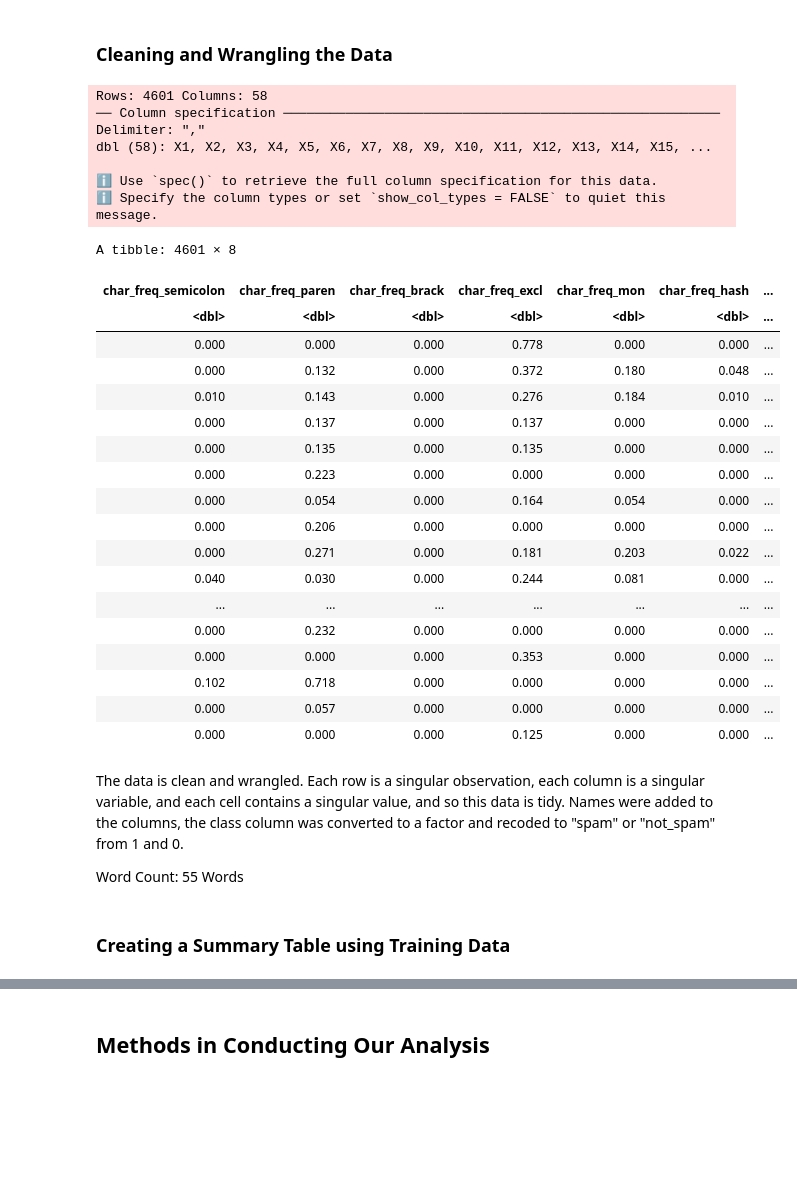
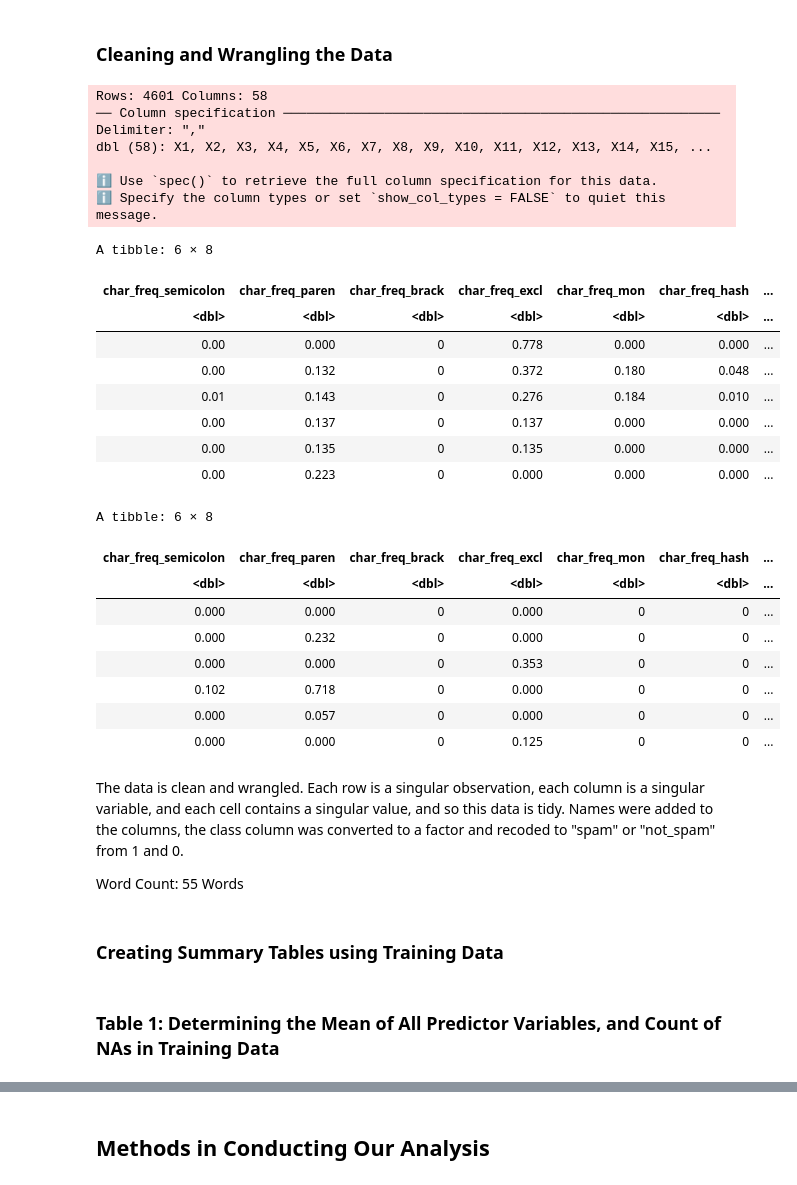
Before and after one commit to aadikanwar/DSCI100_group_project, a Jupyter notebook: group_project_proposal.ipynb, the cells around one changed output, grey strips where cells are left out. Drawn from its saved outputs; the diff is of its cells as text; code cells hidden in the pictures; blank space fills up the shorter version.

```diff
--- a/group_project_proposal.ipynb
+++ b/group_project_proposal.ipynb
@@ -57,50 +40,52 @@ A spec_tbl_df: 4601 × 58
 # %%
 set.seed(200)
 ## we can pre-select some columns instead of naming all 58 columns, as the column names are described in the dataset location (DOI)
 spam_data <- read_csv(url1, col_names = FALSE) |>
     select(49: 55, X58) |>
     rename("char_freq_semicolon" = "X49", "char_freq_paren" = "X50", "char_freq_brack" = "X51", "char_freq_excl" = "X52", "char_freq_mon" = "X53", "char_freq_hash" = "X54", "capital_run_length_average" = "X55", "spam_or_not_spam" = "X58") ## renaming the column names to proper names
 
 spam_data <- spam_data |>
     mutate(spam_or_not_spam = as_factor(spam_or_not_spam))
 
 spam_data <- spam_data |>
     mutate(spam_or_not_spam = fct_recode(spam_or_not_spam, "spam" = "1", "not_spam" = "0"))
 
-spam_data
+head(spam_data)
+tail(spam_data)
 # %% [output]
 Rows: 4601 Columns: 58
 ── Column specification ────────────────────────────────────────────────────────
 Delimiter: ","
 dbl (58): X1, X2, X3, X4, X5, X6, X7, X8, X9, X10, X11, X12, X13, X14, X15, ...
 
 ℹ Use `spec()` to retrieve the full column specification for this data.
 ℹ Specify the column types or set `show_col_types = FALSE` to quiet this message.
-A tibble: 4601 × 8
+A tibble: 6 × 8
 | char_freq_semicolon | char_freq_paren | char_freq_brack | char_freq_excl | char_freq_mon | char_freq_hash | ... |
 | <dbl> | <dbl> | <dbl> | <dbl> | <dbl> | <dbl> | ... |
-| 0.000 | 0.000 | 0.000 | 0.778 | 0.000 | 0.000 | ... |
-| 0.000 | 0.132 | 0.000 | 0.372 | 0.180 | 0.048 | ... |
-| 0.010 | 0.143 | 0.000 | 0.276 | 0.184 | 0.010 | ... |
-| 0.000 | 0.137 | 0.000 | 0.137 | 0.000 | 0.000 | ... |
-| 0.000 | 0.135 | 0.000 | 0.135 | 0.000 | 0.000 | ... |
-| 0.000 | 0.223 | 0.000 | 0.000 | 0.000 | 0.000 | ... |
-| 0.000 | 0.054 | 0.000 | 0.164 | 0.054 | 0.000 | ... |
-| 0.000 | 0.206 | 0.000 | 0.000 | 0.000 | 0.000 | ... |
-| 0.000 | 0.271 | 0.000 | 0.181 | 0.203 | 0.022 | ... |
-| 0.040 | 0.030 | 0.000 | 0.244 | 0.081 | 0.000 | ... |
-| ... | ... | ... | ... | ... | ... | ... |
-| 0.000 | 0.232 | 0.000 | 0.000 | 0.000 | 0.000 | ... |
-| 0.000 | 0.000 | 0.000 | 0.353 | 0.000 | 0.000 | ... |
-| 0.102 | 0.718 | 0.000 | 0.000 | 0.000 | 0.000 | ... |
-| 0.000 | 0.057 | 0.000 | 0.000 | 0.000 | 0.000 | ... |
-| 0.000 | 0.000 | 0.000 | 0.125 | 0.000 | 0.000 | ... |
+| 0.00 | 0.000 | 0 | 0.778 | 0.000 | 0.000 | ... |
+| 0.00 | 0.132 | 0 | 0.372 | 0.180 | 0.048 | ... |
+| 0.01 | 0.143 | 0 | 0.276 | 0.184 | 0.010 | ... |
+| 0.00 | 0.137 | 0 | 0.137 | 0.000 | 0.000 | ... |
+| 0.00 | 0.135 | 0 | 0.135 | 0.000 | 0.000 | ... |
+| 0.00 | 0.223 | 0 | 0.000 | 0.000 | 0.000 | ... |
+A tibble: 6 × 8
+| char_freq_semicolon | char_freq_paren | char_freq_brack | char_freq_excl | char_freq_mon | char_freq_hash | ... |
+| <dbl> | <dbl> | <dbl> | <dbl> | <dbl> | <dbl> | ... |
+| 0.000 | 0.000 | 0 | 0.000 | 0 | 0 | ... |
+| 0.000 | 0.232 | 0 | 0.000 | 0 | 0 | ... |
+| 0.000 | 0.000 | 0 | 0.353 | 0 | 0 | ... |
+| 0.102 | 0.718 | 0 | 0.000 | 0 | 0 | ... |
+| 0.000 | 0.057 | 0 | 0.000 | 0 | 0 | ... |
+| 0.000 | 0.000 | 0 | 0.125 | 0 | 0 | ... |
 # %% [markdown]
 The data is clean and wrangled. Each row is a singular observation, each column is a singular variable, and each cell contains a singular value, and so this data is tidy. Names were added to the columns, the class column was converted to a factor and recoded to "spam" or "not_spam" from 1 and 0.
 
 Word Count: 55 Words
 # %% [markdown]
-### Creating a Summary Table using Training Data
+### Creating Summary Tables using Training Data
+# %% [markdown]
+### Table 1: Determining the Mean of All Predictor Variables, and Count of NAs in Training Data
 # %%
 library(tidymodels) # for training and testing split
 library(dbplyr) # for the rename function
```
Also changed, not shown: parts of 11 cells of this notebook.
